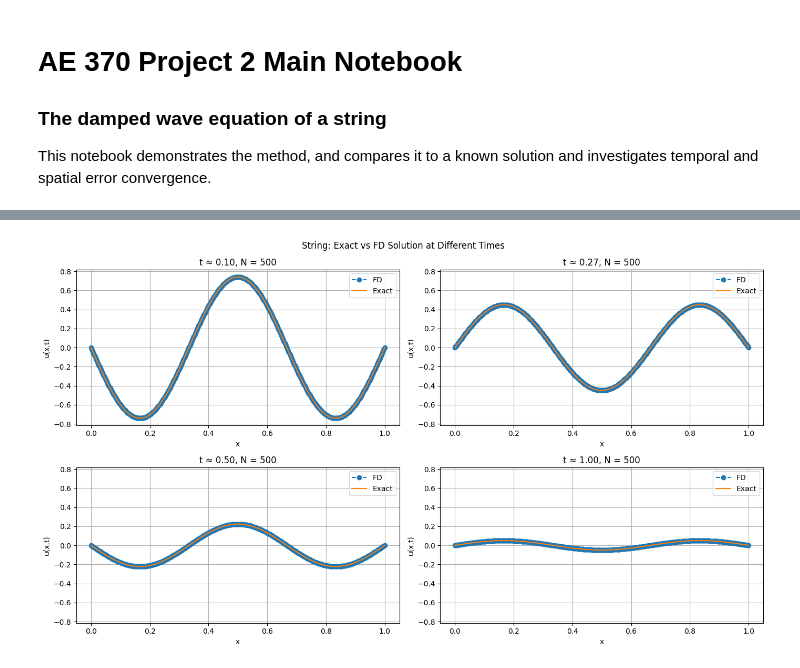
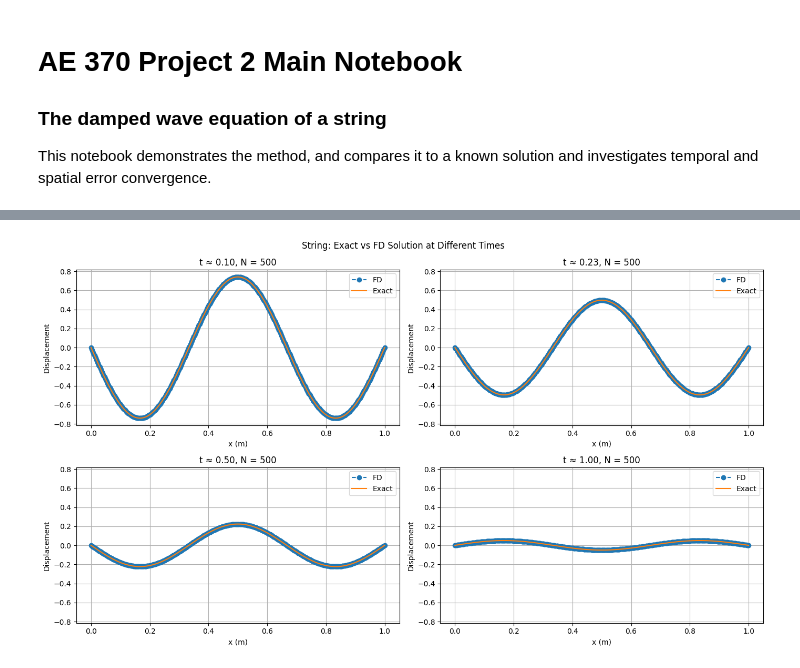
Before and after one commit to elijah-lewis5/AE370-Project-2, a Jupyter notebook: project_2_notebook.ipynb, the cells around one changed output, grey strips where cells are left out. Saved outputs shown, nothing was run; the diff lists cells and outputs as text; code cells hidden in the pictures.

```diff
--- a/project_2_notebook.ipynb
+++ b/project_2_notebook.ipynb
@@ -549,7 +543,7 @@ T_test = 2.0
 
 # Choose small dx and small dt
 N_plot = 500             # dx = L/N_plot
-fs_audio_plot = 196000   # dt = 1/fs_audio_plot
+fs_audio_plot = 44100   # dt = 1/fs_audio_plot
 
 times_to_plot = [0.1, 0.25, 0.5, 1.0]  # choose times within [0, T_test]x
 
@@ -562,36 +556,36 @@ x_plot, t_audio_plot, audio_plot, snapshots_plot, t_snap_plot = string_simulate(
     ic_type="mode",
     pluck_pos=parameters.pluck_pos,
     pluck_amplitude=parameters.pluck_amplitude,
     velocity_pos=parameters.velocity_pos,
     mode_number=mode_number,
     pickup_pos=parameters.pickup_pos,
     alpha=alpha_test
 )
 
 fig, axs = plt.subplots(2, 2, figsize=(14, 8))
 axs = axs.flatten()
 
 for i, t_plot in enumerate(times_to_plot):
     ax = axs[i]
     u_num, t_used = u_num_time(snapshots_plot, t_snap_plot, t_plot)
     u_true_vals = u_exact(x_plot, t_used, L, c, mode_number, alpha_test)
 
     ax.plot(x_plot, u_num, 'o--', label='FD')
     ax.plot(x_plot, u_true_vals, '-', label='Exact')
     ax.set_title(f't ≈ {t_used:.2f}, N = {N_plot}')
-    ax.set_xlabel('x')
-    ax.set_ylabel('u(x,t)')
+    ax.set_xlabel("x (m)")
+    ax.set_ylabel("Displacement")
     ax.legend(loc='best')
     ax.grid(True)
     if i == 0:
         ymin, ymax = ax.get_ylim()
     ax.set_ylim(ymin, ymax)
 
 fig.suptitle('String: Exact vs FD Solution at Different Times')
 plt.tight_layout()
 plt.show()
 # %% [output]
-[figure, old version]
+[figure, new version]
 # %%
 # Spatial convergence (this cell takes 2 minutes)
 L = 1.0
```
Also changed, not shown: parts of 6 cells of this notebook.
